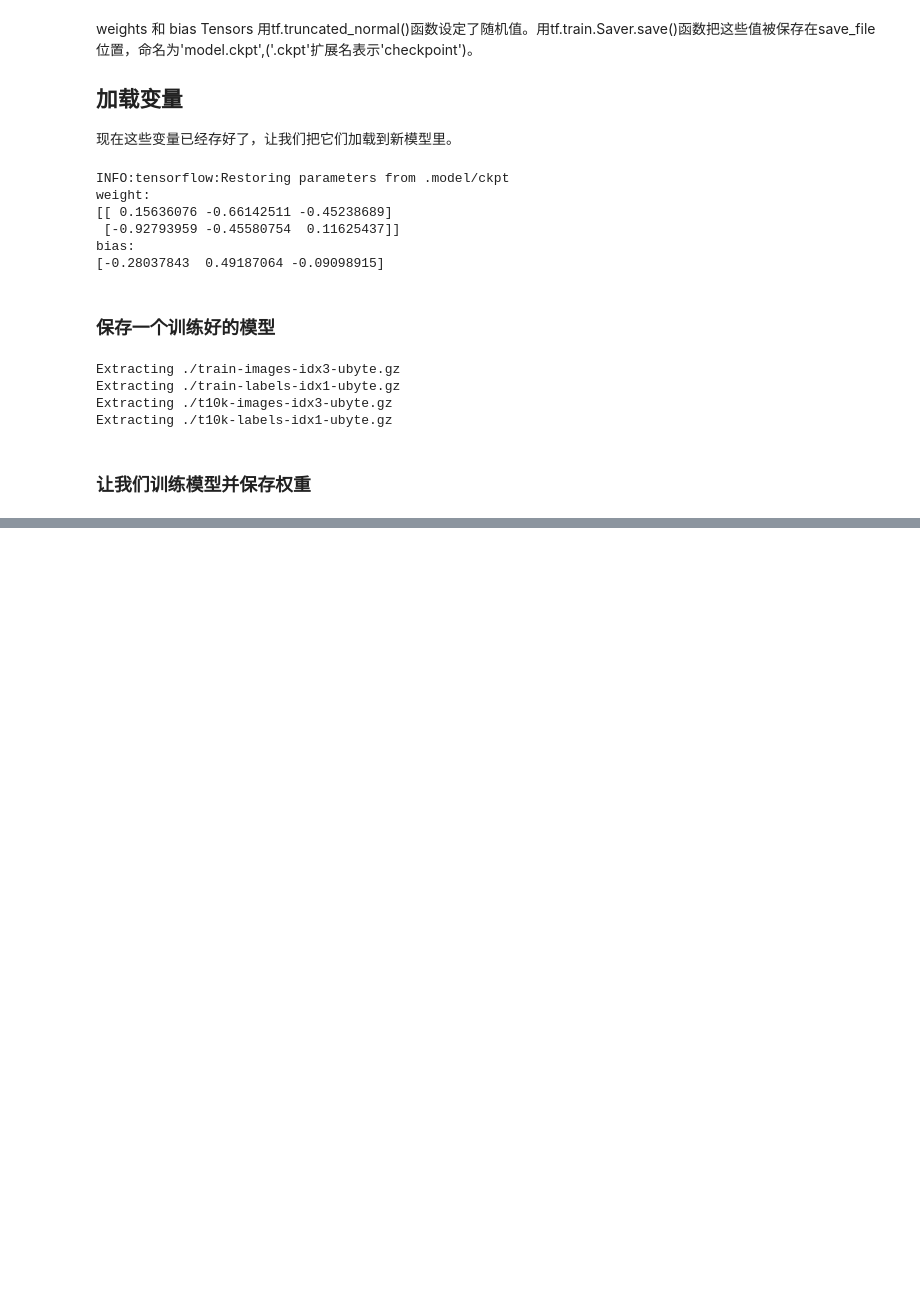
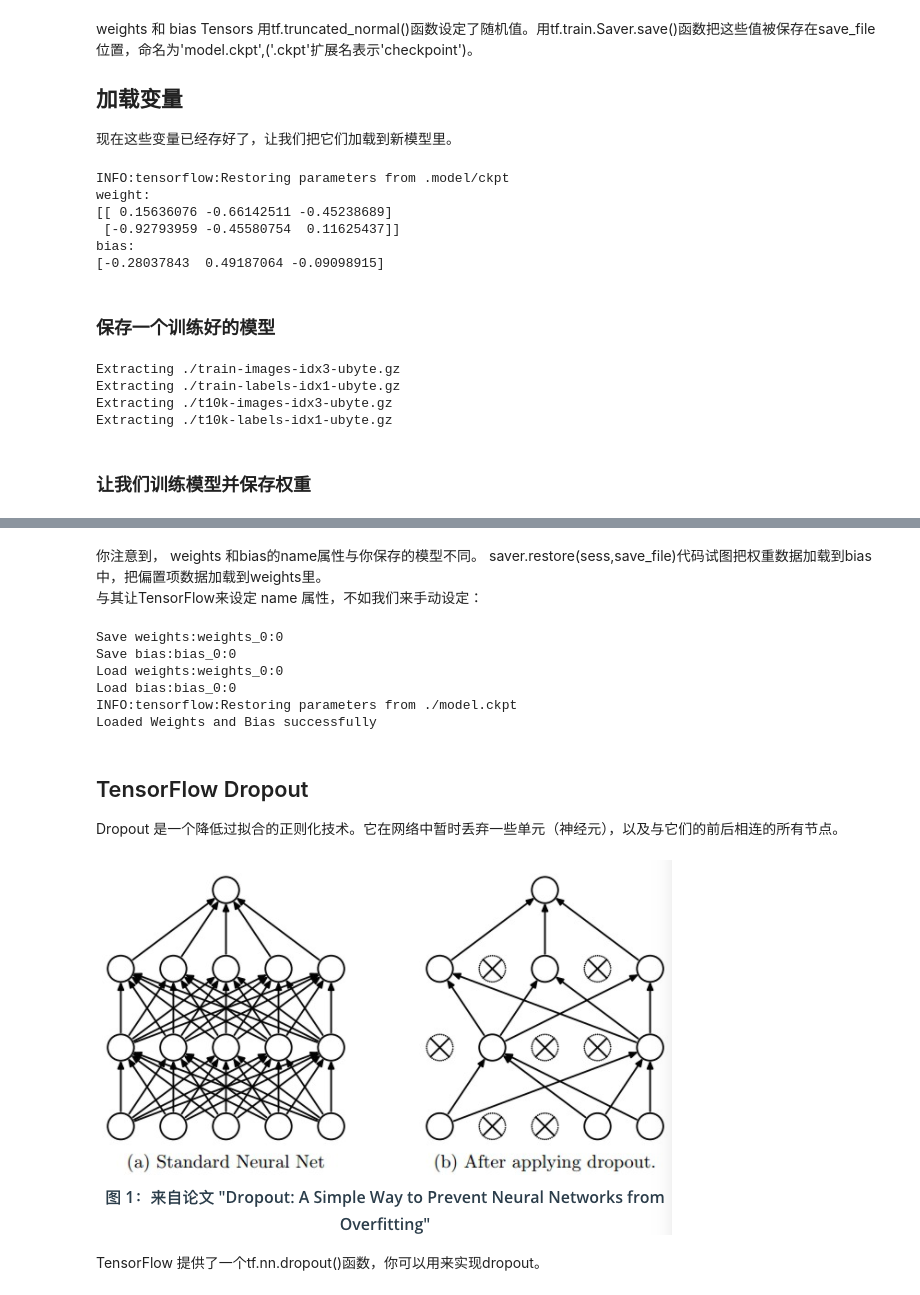
Before and after one commit to sshhan/practice, a Jupyter notebook: TensorFlow_DNN.ipynb, the cells around one changed output, grey strips where cells are left out. Saved outputs shown, nothing was run; the diff lists cells and outputs as text; code cells hidden in the pictures; blank space fills up the shorter version.

Commit message:
dropout for overfitting

```diff
--- a/TensorFlow_DNN.ipynb
+++ b/TensorFlow_DNN.ipynb
@@ -217,0 +314,61 @@ with tf.Session() as sess:
+# %% [markdown]
+你注意到， weights 和bias的name属性与你保存的模型不同。   saver.restore(sess,save_file)代码试图把权重数据加载到bias中，把偏置项数据加载到weights里。
+与其让TensorFlow来设定 name 属性，不如我们来手动设定：
+# %%
+import tensorflow as tf
+
+# 移除先前的权重和偏置项
+tf.reset_default_graph()
+
+save_file ='./model.ckpt'
+
+# 两个Tensor 变量： 权重和偏置项
+weights = tf.Variable(tf.truncated_normal([2,3]), name = 'weights_0')
+bias = tf.Variable(tf.truncated_normal([3]), name = 'bias_0')
+
+saver = tf.train.Saver()
+
+# 打印权重和偏置项的名称
+print('Save weights:{}'.format(weights.name))
+print('Save bias:{}'.format(bias.name))
+
+with tf.Session() as sess:
+    sess.run(tf.global_variables_initializer())
+
+    saver.save(sess, save_file)
+
+# 移除之前的权重和偏置项
+tf.reset_default_graph()
+
+# 两个变量： 权重和偏置项
+bias = tf.Variable(tf.truncated_normal([3]),name = 'bias_0')
+weights = tf.Variable(tf.truncated_normal([2,3]),name = 'weights_0')
+
+saver = tf.train.Saver()
+
+#打印权重和偏置项的名称
+print('Load weights:{}'.format(weights.name))
+print('Load bias:{}'.format(bias.name))
+
+with tf.Session() as sess:
+    # 加载权重和偏置项，没有报错
+    saver.restore(sess, save_file)
+
+print('Loaded Weights and Bias successfully')
+# %% [output]
+Save weights:weights_0:0
+Save bias:bias_0:0
+Load weights:weights_0:0
+Load bias:bias_0:0
+INFO:tensorflow:Restoring parameters from ./model.ckpt
+Loaded Weights and Bias successfully
+# %% [markdown]
+## TensorFlow Dropout
+Dropout 是一个降低过拟合的正则化技术。它在网络中暂时丢弃一些单元（神经元），以及与它们的前后相连的所有节点。
+# %%
+from IPython.display import Image
+Image("/Users/shangshuhan/practice/16.png")
+# %% [output]
+[figure, added]
+# %% [markdown]
+TensorFlow 提供了一个tf.nn.dropout()函数，你可以用来实现dropout。
```
Also changed, not shown: parts of 8 cells of this notebook.
